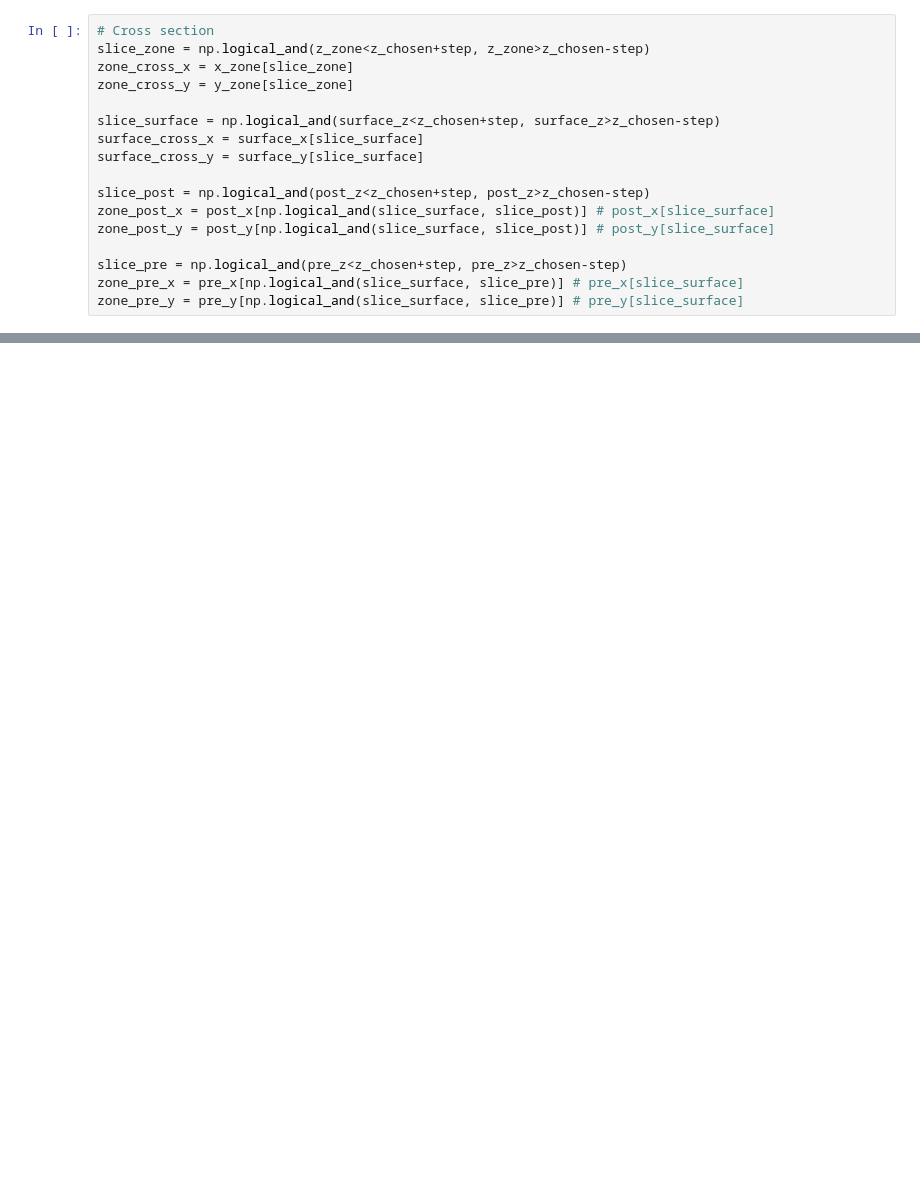
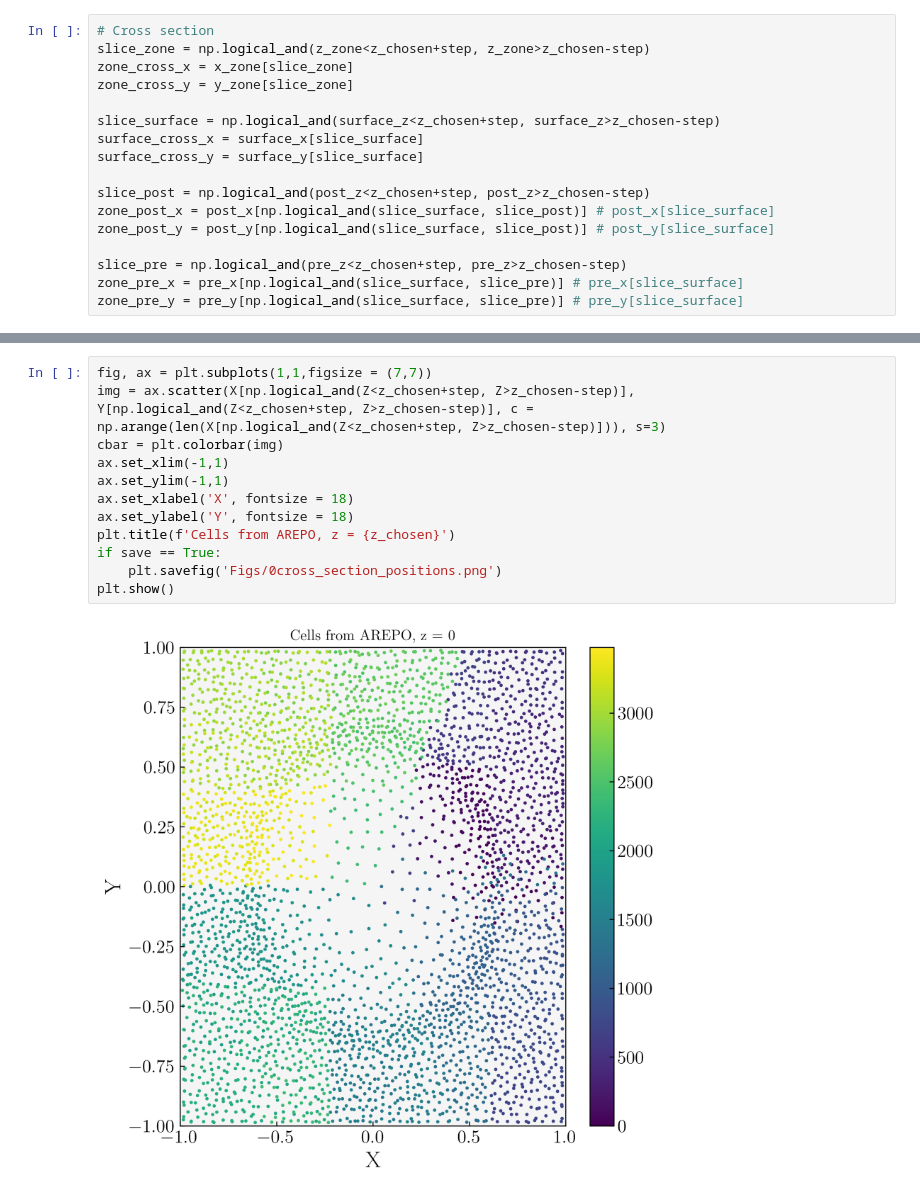
Before and after one commit to rich-tde/tde_wind, a Jupyter notebook: shock_surface.ipynb, the cells around one changed output, grey strips where cells are left out. Cells and saved outputs as stored; diff of their text form; blank space fills up the shorter version.

```diff
--- a/shock_surface.ipynb
+++ b/shock_surface.ipynb
@@ -269,0 +270,14 @@ plt.show()
+# %%
+fig, ax = plt.subplots(1,1,figsize = (7,7))
+img = ax.scatter(X[np.logical_and(Z<z_chosen+step, Z>z_chosen-step)], Y[np.logical_and(Z<z_chosen+step, Z>z_chosen-step)], c = np.arange(len(X[np.logical_and(Z<z_chosen+step, Z>z_chosen-step)])), s=3)
+cbar = plt.colorbar(img)
+ax.set_xlim(-1,1)
+ax.set_ylim(-1,1)
+ax.set_xlabel('X', fontsize = 18)
+ax.set_ylabel('Y', fontsize = 18)
+plt.title(f'Cells from AREPO, z = {z_chosen}')
+if save == True:
+    plt.savefig('Figs/0cross_section_positions.png')
+plt.show()
+# %% [output]
+[figure, added]
```
Also changed, not shown: parts of 7 cells of this notebook, 3 other files.
